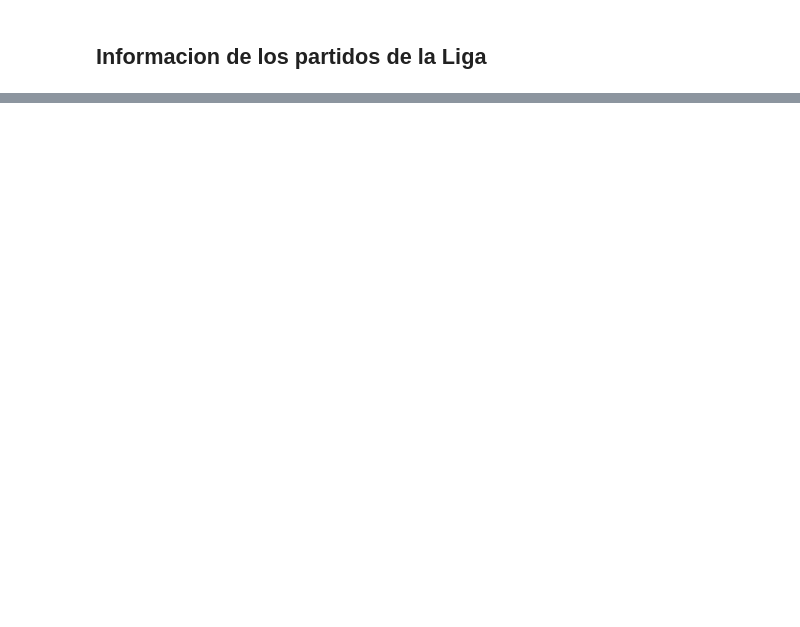
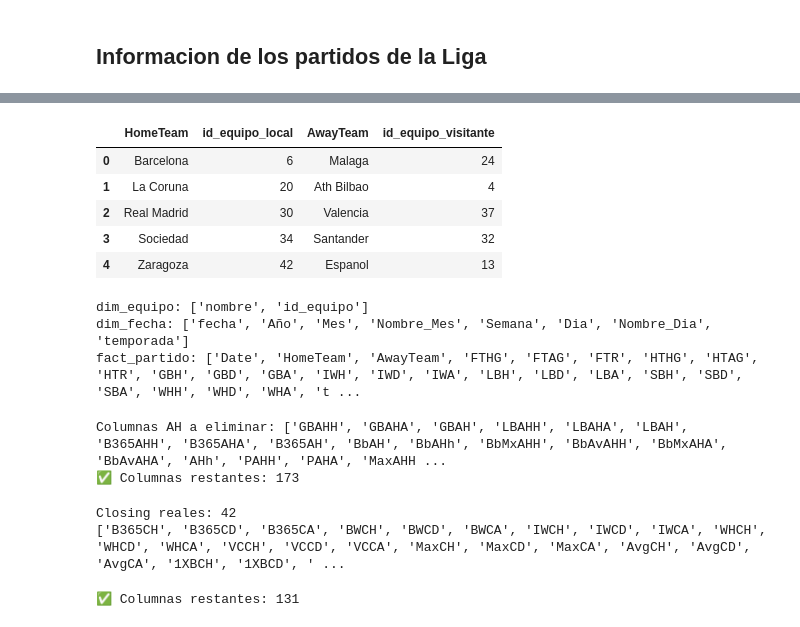
Before and after one commit to geraldb1/AnalisisFutbol, a Jupyter notebook: Script/Extract.ipynb, the cells around one changed output, grey strips where cells are left out. Drawn from its saved outputs; the diff is of its cells as text; code cells hidden in the pictures; blank space fills up the shorter version.

```diff
--- a/Script/Extract.ipynb
+++ b/Script/Extract.ipynb
@@ -392,0 +202,3 @@ print(df_equipos.to_string())
+# %%
+# combinar los equipos de ambas columnas y sacar los únicos
+equipos = pd.concat([df1['HomeTeam'], df1['AwayTeam']]).unique()
@@ -392,0 +216,4 @@ print(df_equipos.to_string())
+# %%
+dim_equipo = pd.DataFrame({
+    'nombre': sorted(equipos)
+})
@@ -392,0 +269,53 @@ print(df_equipos.to_string())
+# %%
+#DIM_EQUIPO
+dim_equipo = dim_equipo.reset_index(drop=True)
+dim_equipo['id_equipo'] = dim_equipo.index + 1
+# %%
+fact_partido = df1.merge(dim_equipo, left_on='HomeTeam', right_on='nombre', how='left')
+fact_partido = fact_partido.rename(columns={'id_equipo': 'id_equipo_local'}).drop(columns='nombre')
+
+fact_partido = fact_partido.merge(dim_equipo, left_on='AwayTeam', right_on='nombre', how='left')
+fact_partido = fact_partido.rename(columns={'id_equipo': 'id_equipo_visitante'}).drop(columns='nombre')
+# %%
+fact_partido[['HomeTeam','id_equipo_local','AwayTeam','id_equipo_visitante']].head()
+# %% [output]
+|  | HomeTeam | id_equipo_local | AwayTeam | id_equipo_visitante |
+| 0 | Barcelona | 6 | Malaga | 24 |
+| 1 | La Coruna | 20 | Ath Bilbao | 4 |
+| 2 | Real Madrid | 30 | Valencia | 37 |
+| 3 | Sociedad | 34 | Santander | 32 |
+| 4 | Zaragoza | 42 | Espanol | 13 |
+# %%
+print("dim_equipo:", dim_equipo.columns.tolist())
+print("dim_fecha:", dim_fecha.columns.tolist())
+print("fact_partido:", fact_partido.columns.tolist())
+# %% [output]
+dim_equipo: ['nombre', 'id_equipo']
+dim_fecha: ['fecha', 'Año', 'Mes', 'Nombre_Mes', 'Semana', 'Dia', 'Nombre_Dia', 'temporada']
+fact_partido: ['Date', 'HomeTeam', 'AwayTeam', 'FTHG', 'FTAG', 'FTR', 'HTHG', 'HTAG', 'HTR', 'GBH', 'GBD', 'GBA', 'IWH', 'IWD', 'IWA', 'LBH', 'LBD', 'LBA', 'SBH', 'SBD', 'SBA', 'WHH', 'WHD', 'WHA', 't ...
+# %%
+# Columnas Asian Handicap a eliminar
+asian_handicap = [col for col in fact_partido.columns if 'AH' in col or 'AHh' in col.lower()]
+print(f"Columnas AH a eliminar: {asian_handicap}")
+
+fact_partido.drop(columns=asian_handicap, inplace=True)
+print(f"✅ Columnas restantes: {fact_partido.shape[1]}")
+# %% [output]
+Columnas AH a eliminar: ['GBAHH', 'GBAHA', 'GBAH', 'LBAHH', 'LBAHA', 'LBAH', 'B365AHH', 'B365AHA', 'B365AH', 'BbAH', 'BbAHh', 'BbMxAHH', 'BbAvAHH', 'BbMxAHA', 'BbAvAHA', 'AHh', 'PAHH', 'PAHA', 'MaxAHH ...
+✅ Columnas restantes: 173
+# %%
+# Closing reales — las que ya tienen una C antes de H/D/A
+closing_reales = [col for col in fact_partido.columns
+                  if col.endswith('CH') or col.endswith('CD') or col.endswith('CA')
+                  if col not in ['VCH','VCD','VCA','PSCH','PSCD','PSCA','BFCH','BFCD','BFCA']]
+
+print(f"Closing reales: {len(closing_reales)}")
+print(closing_reales)
+# %% [output]
+Closing reales: 42
+['B365CH', 'B365CD', 'B365CA', 'BWCH', 'BWCD', 'BWCA', 'IWCH', 'IWCD', 'IWCA', 'WHCH', 'WHCD', 'WHCA', 'VCCH', 'VCCD', 'VCCA', 'MaxCH', 'MaxCD', 'MaxCA', 'AvgCH', 'AvgCD', 'AvgCA', '1XBCH', '1XBCD', ' ...
+# %%
+fact_partido.drop(columns=closing_reales, inplace=True)
+print(f"✅ Columnas restantes: {fact_partido.shape[1]}")
+# %% [output]
+✅ Columnas restantes: 131
```
Also changed, not shown: parts of 58 cells of this notebook, 30 other files.
